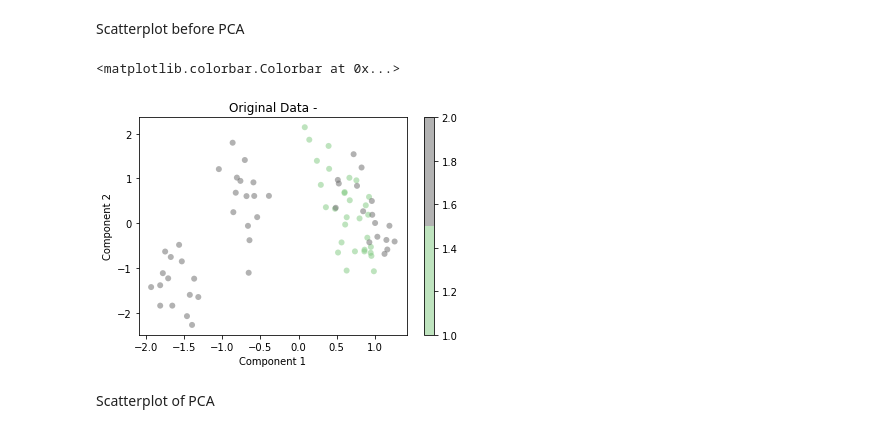
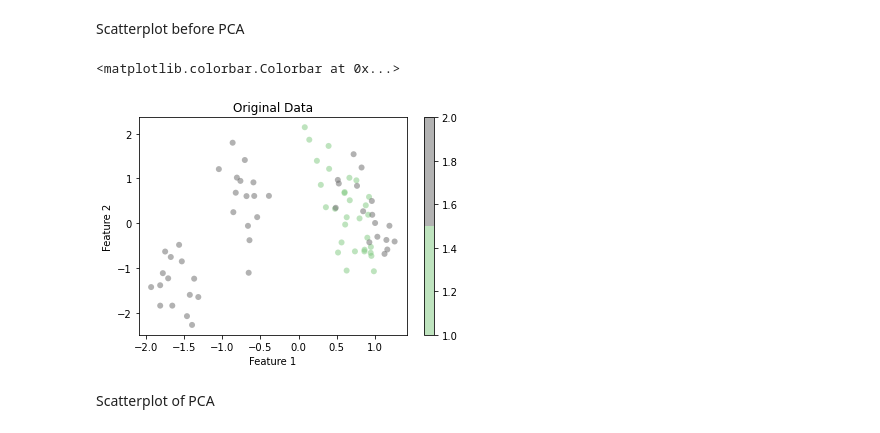
Before and after one commit to goldslime123/csc3005-DA, a Jupyter notebook: MeterA.ipynb, the cells around one changed output. Cells and saved outputs as stored; diff of their text form; code cells hidden in the pictures.

```diff
--- a/MeterA.ipynb
+++ b/MeterA.ipynb
@@ -320,14 +316,14 @@ Scatterplot before PCA
 # %%
 plt.scatter(X_standard[:, 0], X_standard[:, 1],
             c=data_no_outlier['Class'], edgecolor='none', alpha=0.5,
             cmap=plt.cm.get_cmap('Accent', 2))
-plt.xlabel('Component 1')
-plt.ylabel('Component 2')
-plt.title('Original Data -')
+plt.xlabel('Feature 1')
+plt.ylabel('Feature 2')
+plt.title('Original Data')
 plt.colorbar()
 # %% [output]
 <matplotlib.colorbar.Colorbar at 0x...>
-[figure, old version]
+[figure, new version]
 # %% [markdown]
 Scatterplot of PCA
 # %%
```
Also changed, not shown: parts of 9 cells of this notebook.
